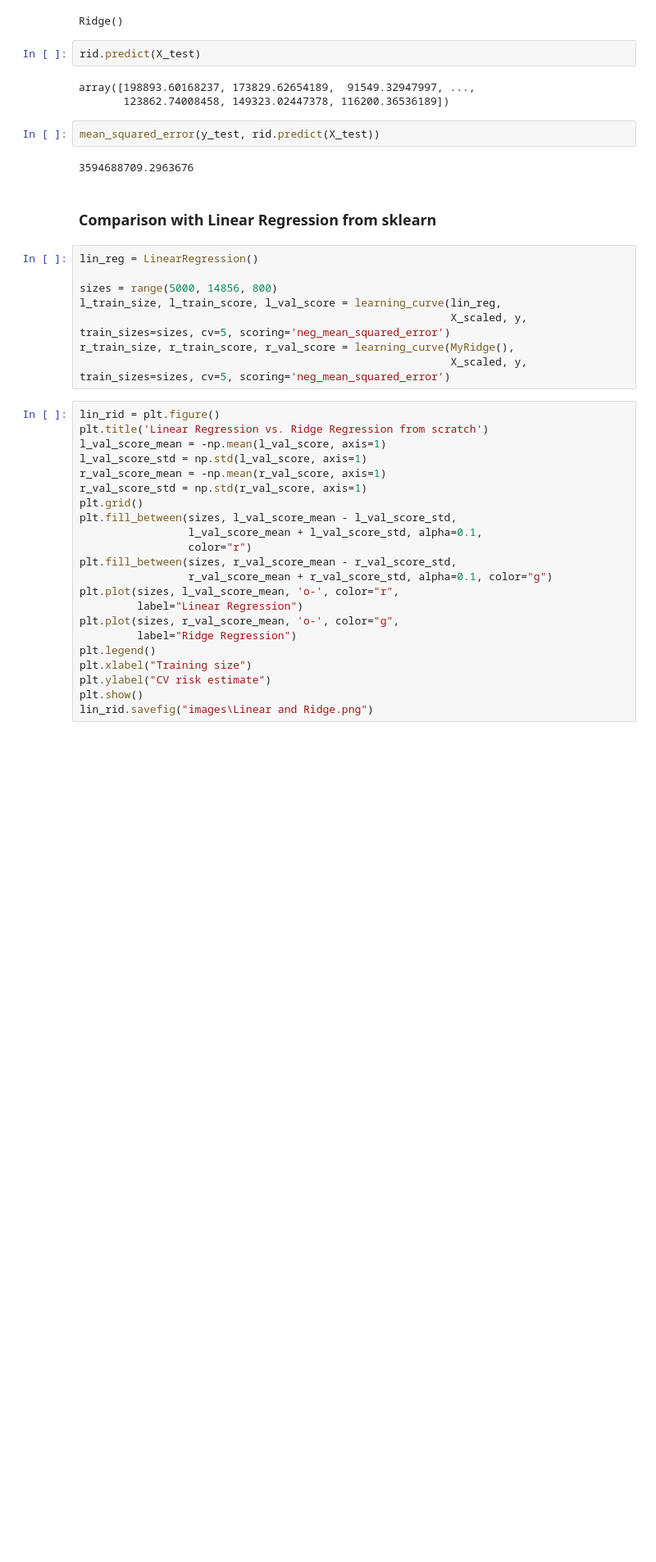
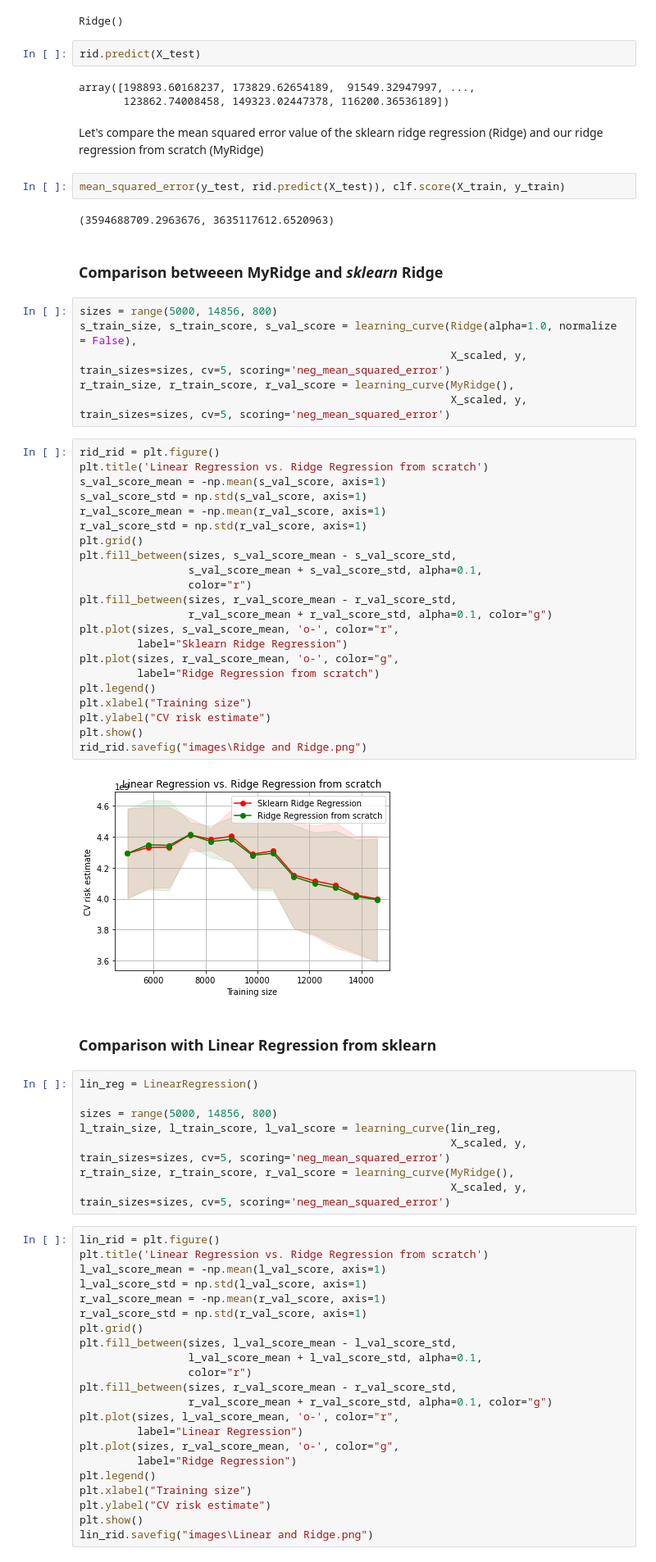
Before and after one commit to martinaviggiano/ml_project, a Jupyter notebook: Machine Learning Project.ipynb, the cells around one changed output. Shown at 82% size. Drawn from its saved outputs; the diff is of its cells as text; blank space fills up the shorter version.

```diff
--- a/Machine Learning Project.ipynb
+++ b/Machine Learning Project.ipynb
@@ -517,10 +530,44 @@ rid.predict(X_test)
 # %% [output]
 array([198893.60168237, 173829.62654189,  91549.32947997, ...,
        123862.74008458, 149323.02447378, 116200.36536189])
+# %% [markdown]
+Let's compare the mean squared error value of the sklearn ridge regression (Ridge) and our ridge regression from scratch (MyRidge)
 # %%
-mean_squared_error(y_test, rid.predict(X_test))
+mean_squared_error(y_test, rid.predict(X_test)), clf.score(X_train, y_train)
 # %% [output]
-3594688709.2963676
+(3594688709.2963676, 3635117612.6520963)
+# %% [markdown]
+### Comparison betweeen MyRidge and *sklearn* Ridge
+# %%
+sizes = range(5000, 14856, 800)
+s_train_size, s_train_score, s_val_score = learning_curve(Ridge(alpha=1.0, normalize = False),
+                                                          X_scaled, y, train_sizes=sizes, cv=5, scoring='neg_mean_squared_error')
+r_train_size, r_train_score, r_val_score = learning_curve(MyRidge(),
+                                                          X_scaled, y, train_sizes=sizes, cv=5, scoring='neg_mean_squared_error')
+# %%
+rid_rid = plt.figure()
+plt.title('Linear Regression vs. Ridge Regression from scratch')
+s_val_score_mean = -np.mean(s_val_score, axis=1)
+s_val_score_std = np.std(s_val_score, axis=1)
+r_val_score_mean = -np.mean(r_val_score, axis=1)
+r_val_score_std = np.std(r_val_score, axis=1)
+plt.grid()
+plt.fill_between(sizes, s_val_score_mean - s_val_score_std,
+                 s_val_score_mean + s_val_score_std, alpha=0.1,
+                 color="r")
+plt.fill_between(sizes, r_val_score_mean - r_val_score_std,
+                 r_val_score_mean + r_val_score_std, alpha=0.1, color="g")
+plt.plot(sizes, s_val_score_mean, 'o-', color="r",
+         label="Sklearn Ridge Regression")
+plt.plot(sizes, r_val_score_mean, 'o-', color="g",
+         label="Ridge Regression from scratch")
+plt.legend()
+plt.xlabel("Training size")
+plt.ylabel("CV risk estimate")
+plt.show()
+rid_rid.savefig("images\Ridge and Ridge.png")
+# %% [output]
+[figure, added]
 # %% [markdown]
 ### Comparison with Linear Regression from sklearn
 # %%
```
Also changed, not shown: parts of 9 cells of this notebook, 5 other files.
